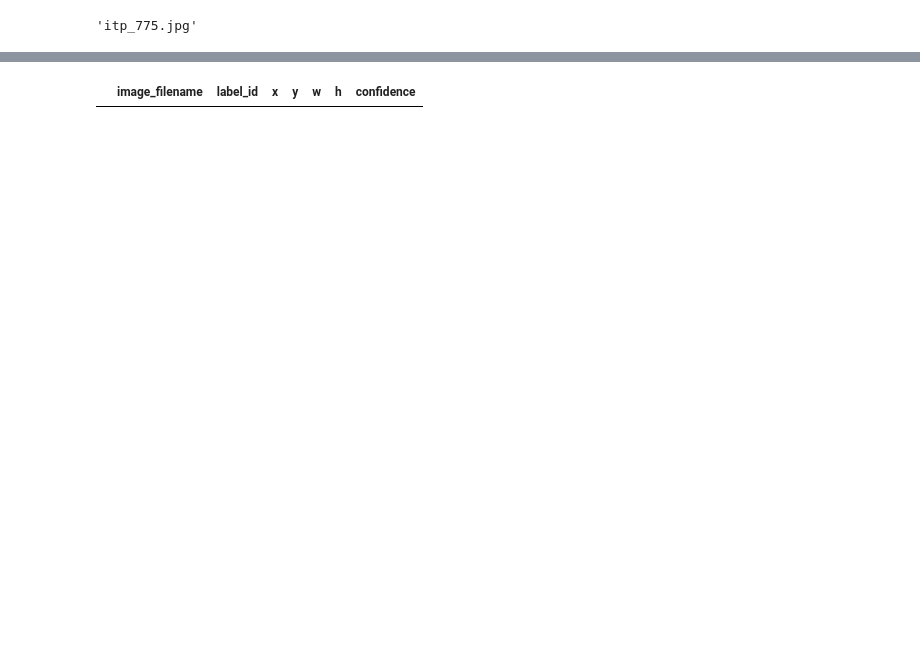
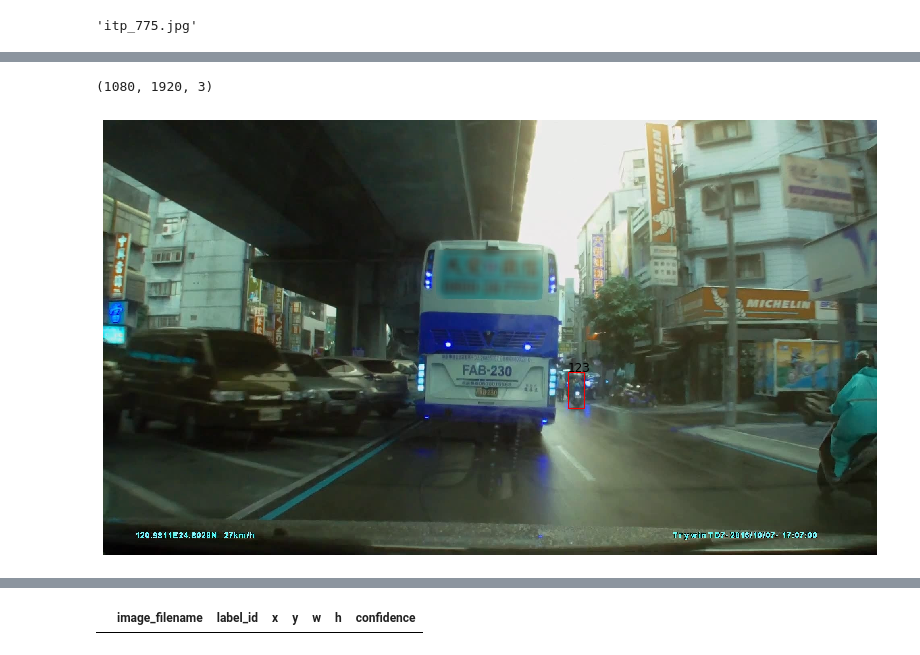
Before and after one commit to minhantsai/AIDEA-Object-detection, a Jupyter notebook: Inference.ipynb, the cells around one changed output, grey strips where cells are left out. Drawn from its saved outputs; the diff is of its cells as text; code cells hidden in the pictures; blank space fills up the shorter version.

```diff
--- a/Inference.ipynb
+++ b/Inference.ipynb
@@ -246,0 +232,30 @@ submission.loc[submission['image_filename'] == 'itp_775.jpg']
+# %%
+def plot_result(filename, boxes, reshape=False) :
+    filename = '../ivslab_test_public/JPEGImages/All/' + filename
+    img = cv2.imread(filename)
+
+    if reshape:
+        img = cv2.resize(img,(IMAGE_WIDTH, IMAGE_HEIGHT))
+
+    fig, ax = plt.subplots(1, 1, figsize=(16, 8))
+
+    for box in boxes:
+        box = box.astype(np.int32)
+        rect = patches.Rectangle((box[0],box[1]),box[2],box[3],
+                                    linewidth=1,edgecolor='r',facecolor='none')
+        ax.add_patch(rect)
+        ax.text(box[0], box[1], '123', fontsize=12)
+
+    ax.set_axis_off()
+    print(img.shape)
+    ax.imshow(img)
+# %%
+### original image
+1154.4,625.05,40.8,91.80
+boxes = np.array([[1154.4,625.05,40.8,91.80]])
+filename = 'itp_775.jpg'
+plot_result(filename,boxes)
+draw_bbox
+# %% [output]
+(1080, 1920, 3)
+[figure, added]
```
Also changed, not shown: parts of 19 cells of this notebook, 1 other file.
